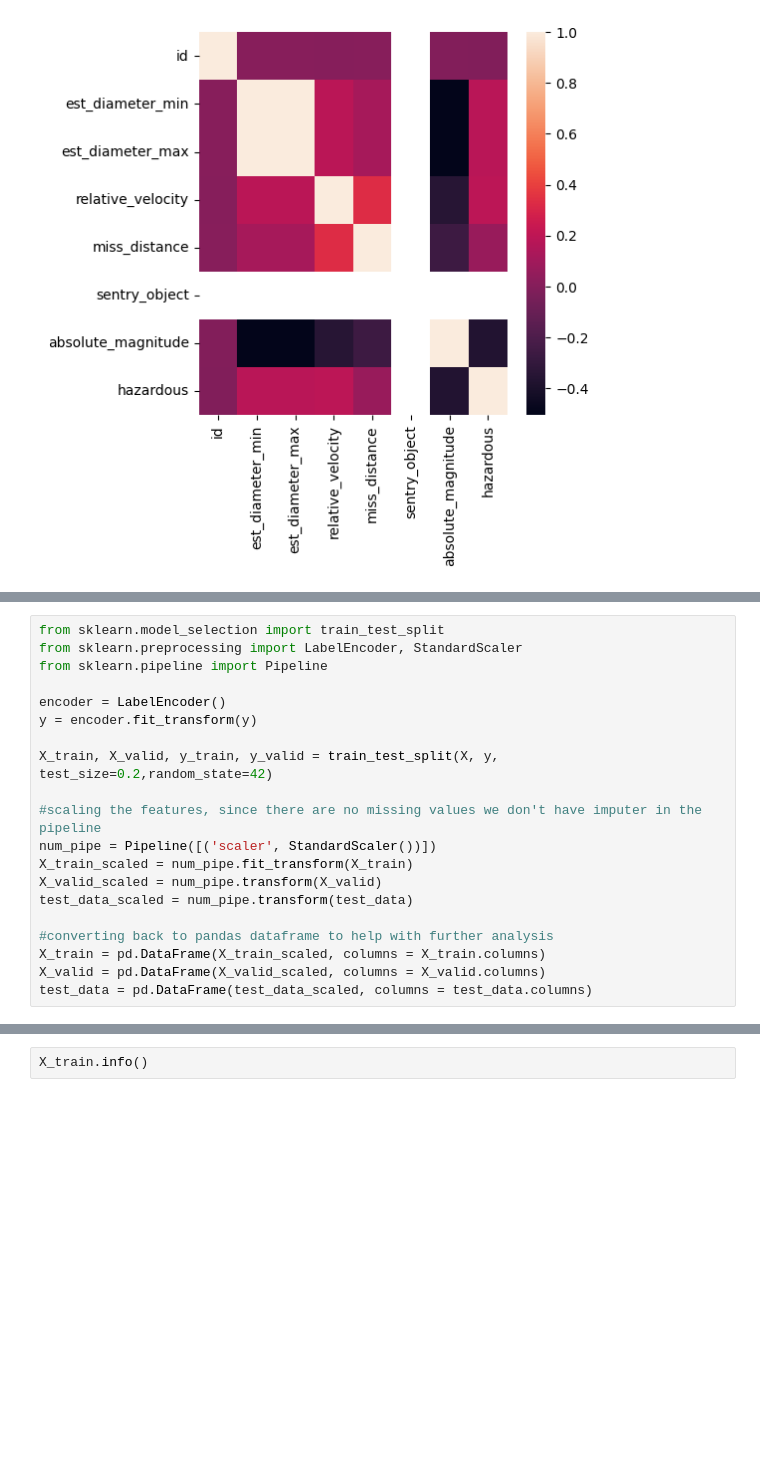
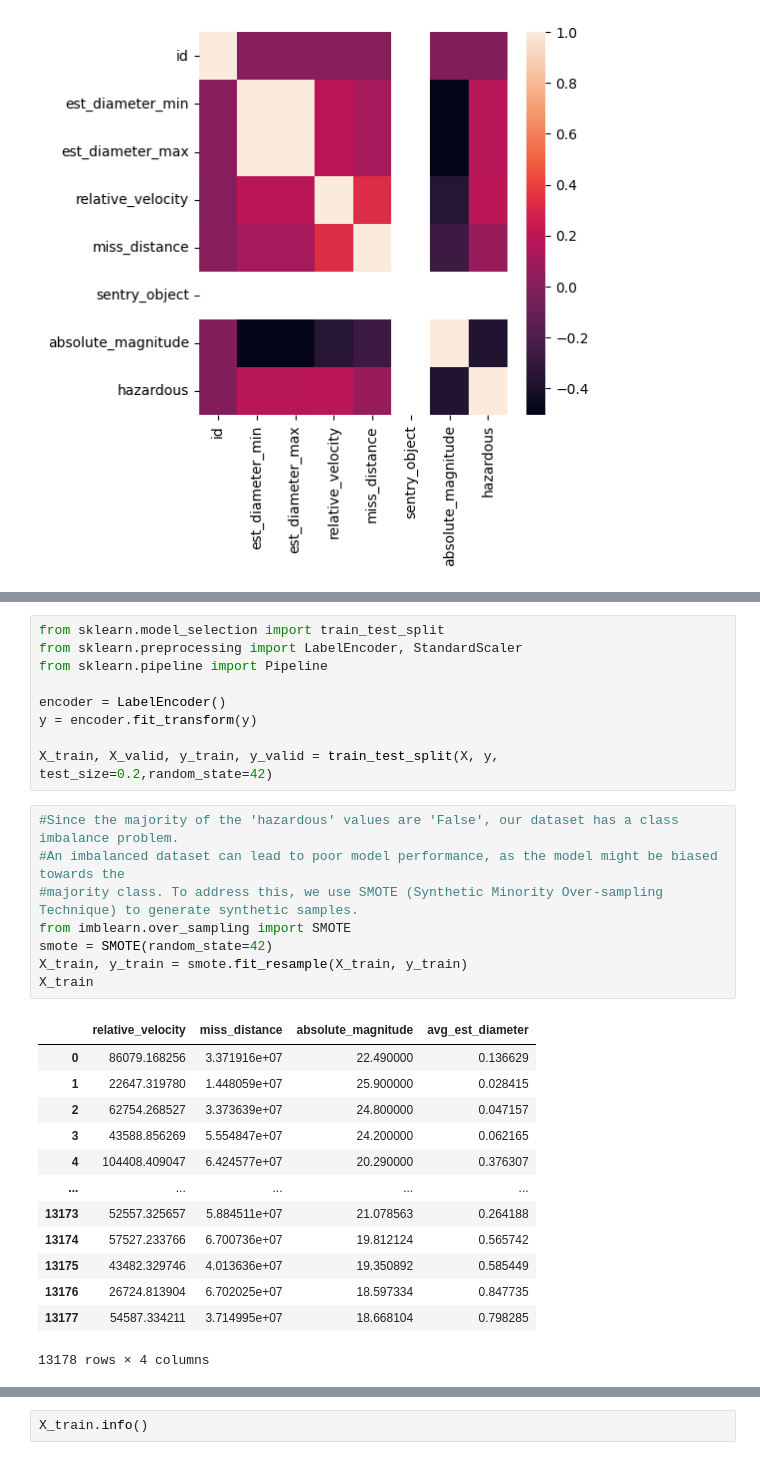
Before and after one commit to acse-ra922/evaluation-of-ensemble-methods-for-binary-classification, a Jupyter notebook: data_processing_pipeline/Data_Processing.ipynb, the cells around one changed output, grey strips where cells are left out. Cells and saved outputs as stored; diff of their text form; blank space fills up the shorter version.

Commit message:
finalized data cleaning

```diff
--- a/data_processing_pipeline/Data_Processing.ipynb
+++ b/data_processing_pipeline/Data_Processing.ipynb
@@ -185,14 +220,25 @@ encoder = LabelEncoder()
 y = encoder.fit_transform(y)
 
 X_train, X_valid, y_train, y_valid = train_test_split(X, y, test_size=0.2,random_state=42)
-
-#scaling the features, since there are no missing values we don't have imputer in the pipeline
-num_pipe = Pipeline([('scaler', StandardScaler())])
-X_train_scaled = num_pipe.fit_transform(X_train)
-X_valid_scaled = num_pipe.transform(X_valid)
-test_data_scaled = num_pipe.transform(test_data)
-
-#converting back to pandas dataframe to help with further analysis
-X_train = pd.DataFrame(X_train_scaled, columns = X_train.columns)
-X_valid = pd.DataFrame(X_valid_scaled, columns = X_valid.columns)
-test_data = pd.DataFrame(test_data_scaled, columns = test_data.columns)
+# %%
+#Since the majority of the 'hazardous' values are 'False', our dataset has a class imbalance problem.
+#An imbalanced dataset can lead to poor model performance, as the model might be biased towards the
+#majority class. To address this, we use SMOTE (Synthetic Minority Over-sampling Technique) to generate synthetic samples.
+from imblearn.over_sampling import SMOTE
+smote = SMOTE(random_state=42)
+X_train, y_train = smote.fit_resample(X_train, y_train)
+X_train
+# %% [output]
+|  | relative_velocity | miss_distance | absolute_magnitude | avg_est_diameter |
+| 0 | 86079.168256 | 3.371916e+07 | 22.490000 | 0.136629 |
+| 1 | 22647.319780 | 1.448059e+07 | 25.900000 | 0.028415 |
+| 2 | 62754.268527 | 3.373639e+07 | 24.800000 | 0.047157 |
+| 3 | 43588.856269 | 5.554847e+07 | 24.200000 | 0.062165 |
+| 4 | 104408.409047 | 6.424577e+07 | 20.290000 | 0.376307 |
+| ... | ... | ... | ... | ... |
+| 13173 | 52557.325657 | 5.884511e+07 | 21.078563 | 0.264188 |
+| 13174 | 57527.233766 | 6.700736e+07 | 19.812124 | 0.565742 |
+| 13175 | 43482.329746 | 4.013636e+07 | 19.350892 | 0.585449 |
+| 13176 | 26724.813904 | 6.702025e+07 | 18.597334 | 0.847735 |
+| 13177 | 54587.334211 | 3.714995e+07 | 18.668104 | 0.798285 |
+13178 rows × 4 columns
```
Also changed, not shown: parts of 22 cells of this notebook.
